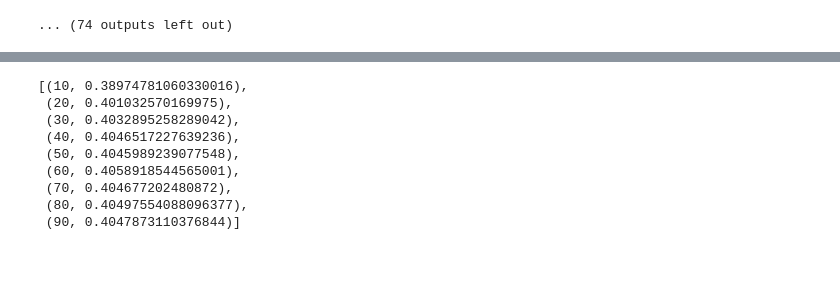
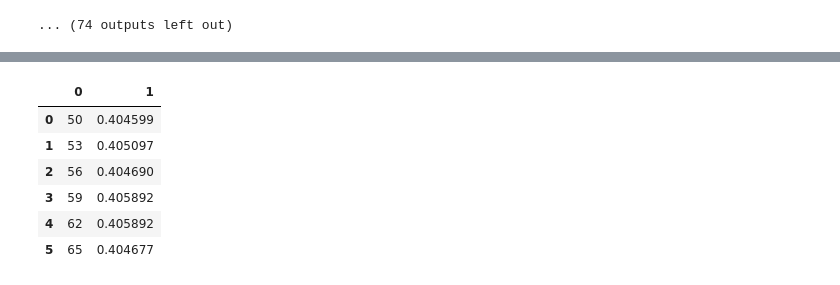
Before and after one commit to madalenabarcelo/DataMiningTechniquesA2, a Jupyter notebook: feature_tester.ipynb, the cells around one changed output, grey strips where cells are left out. Saved outputs shown, nothing was run; the diff lists cells and outputs as text; code cells hidden in the pictures.

```diff
--- a/feature_tester.ipynb
+++ b/feature_tester.ipynb
@@ -214,21 +215,21 @@ Training until validation scores don't improve for 80 rounds
 ... (74 outputs left out)
 # %%
 train_df = pd.read_parquet("data/training_set_processed.parquet")
-lgbm_class_model = LGBMRankerModel(
-    df = train_df,
-    objective="lambdarank",
-    metric="ndcg",
-    ndcg_eval_at=[5],
-    n_estimators=1000,
-    learning_rate= 0.03427673821049949,
-    num_leaves= 79,
-    min_child_samples=50,
-    reg_alpha= 0.0001416721648867782,
-    reg_lambda= 0.12245976197134716
-)
+params = {
+    'objective': 'lambdarank',
+    'metric': 'ndcg',
+    'ndcg_eval_at': [5],
+    'n_estimators': 1000,
+    'learning_rate': 0.03427673821049949,
+    'num_leaves': 79,
+    'min_child_samples': 50,
+    'reg_alpha': 0.0001416721648867782,
+    'reg_lambda': 0.12245976197134716
+}
+lgbm_class_model = LGBMRankerModel(df = train_df, **params)
 feature_tester = FeatureTester(lgbm_class_model,
                                categorical_features_threshold={"site_id": 5000, "visitor_location_country_id": 1000, "prop_country_id": 1000, "srch_destination_id": 5000},
                                impute_null_columns={'prop_review_score': 'median', 'orig_destination_distance': 'mean'})
-results = feature_tester.full_feature_selection(train_df, feature_counts = list(range(10, 91, 10)))
+results = feature_tester.full_feature_selection(train_df, feature_counts = list(range(50, 66, 3)), params=params)
 # %% [output]
 [LightGBM] [Warning] Met categorical feature which contains sparse values. Consider renumbering to consecutive integers started from zero
@@ -363,12 +325,14 @@ Top 90 features: NDCG@5 = 0.4048
+# %%
+results_df = pd.DataFrame(results)
+# %%
+results_df
+# %% [output]
+|  | 0 | 1 |
+| 0 | 50 | 0.404599 |
+| 1 | 53 | 0.405097 |
+| 2 | 56 | 0.404690 |
+| 3 | 59 | 0.405892 |
+| 4 | 62 | 0.405892 |
+| 5 | 65 | 0.404677 |
 # %%
-results
+results_df.to_parquet("data/feature_selection_results_even_more_zoomed.parquet")
-# %% [output]
-[(10, 0.38974781060330016),
- (20, 0.401032570169975),
- (30, 0.4032895258289042),
- (40, 0.4046517227639236),
- (50, 0.4045989239077548),
- (60, 0.4058918544565001),
- (70, 0.404677202480872),
- (80, 0.40497554088096377),
- (90, 0.4047873110376844)]
```
Also changed, not shown: parts of 3 cells of this notebook, 6 other files.
